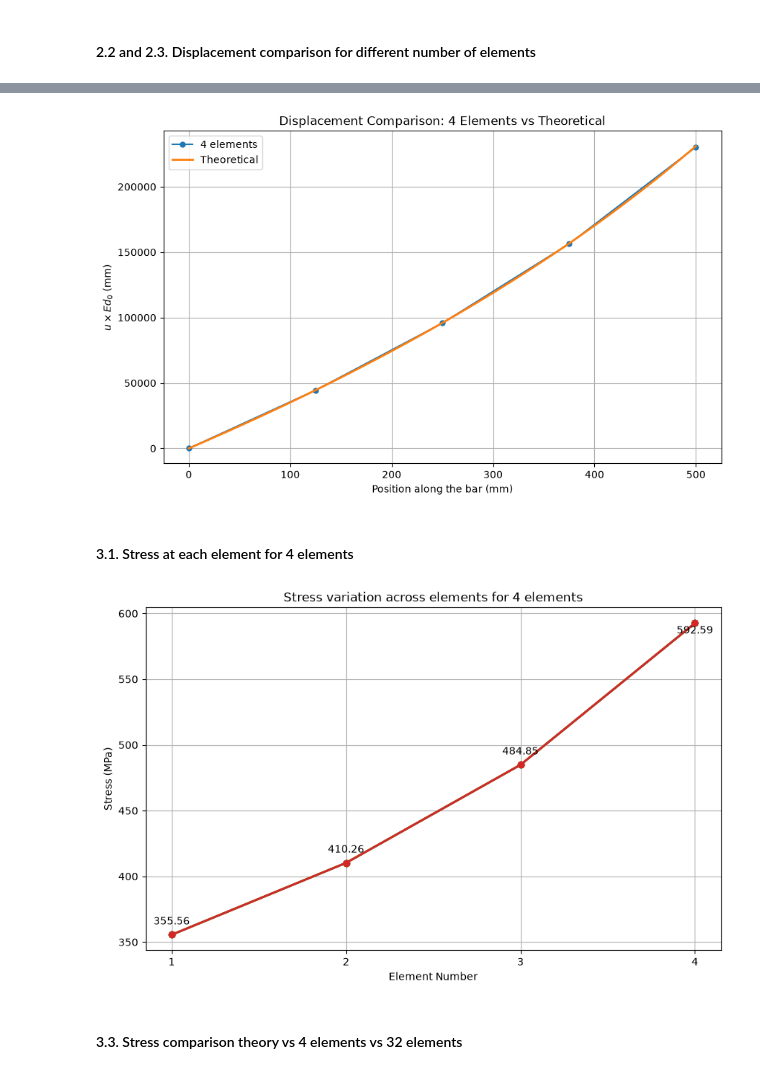
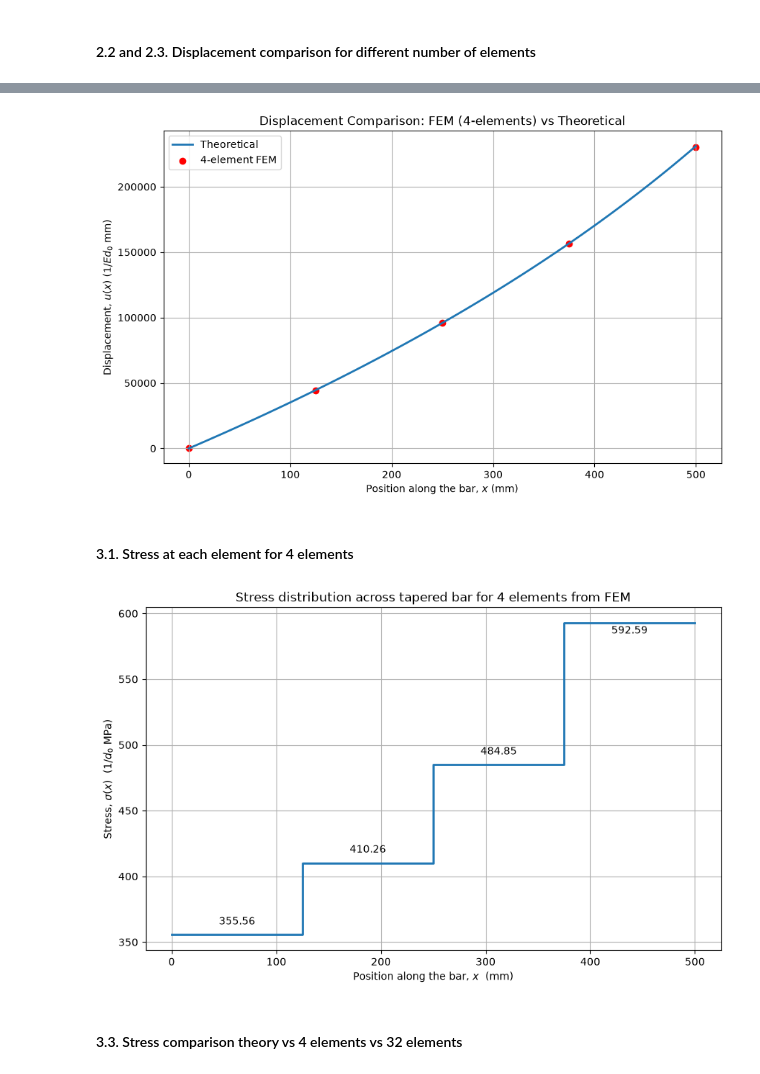
Before and after one commit to AdhilshaA/FEM_coursework, a Jupyter notebook: lab/lab_1.ipynb, the cells around one changed output, grey strips where cells are left out. Drawn from its saved outputs; the diff is of its cells as text; code cells hidden in the pictures.

Commit message:
updated figures and units

```diff
--- a/lab/lab_1.ipynb
+++ b/lab/lab_1.ipynb
@@ -637,21 +637,22 @@ plt.show()
 # %% [markdown]
 #### 2.2 and 2.3. Displacement comparison for different number of elements
 # %%
-n_elements_list = [1, 2, 4, 8]
+n_elements_list = [1, 2, 4, 8, 32]
 x_values_nodes_list = [np.linspace(0, length_value, n + 1) for n in n_elements_list]
 displacement_values_list = [
     [0] + list(solved_unknown_1[1:]),
     [0] + list(solved_unknown_2[1:]),
     [0] + list(solved_unknown_4[1:]),
-    [0] + list(solved_unknown_8[1:])
+    [0] + list(solved_unknown_8[1:]),
+    [0] + list(solved_unknown_32[1:])
 ]
 # %%
 # Plotting the results
 plt.figure(figsize=(10, 6))
 marker_sizes = [5, 5, 5, 3]  # Adjust marker sizes for each line
 for i in range(len(n_elements_list)):
-    if i == len(n_elements_list) - 1:
-        continue  # Skip the last element (8 elements) for plotting
+    if i == len(n_elements_list) - 2:
+        break  # Skip the last element (8 elements) for plotting
     plt.plot(
         x_values_nodes_list[i],
         displacement_values_list[i],
@@ -659,10 +660,11 @@ for i in range(len(n_elements_list)):
         markersize=marker_sizes[i],
         label=f"{n_elements_list[i]} elements",
     )
-plt.xlabel("Position along the bar (mm)")
-plt.ylabel(r"$u \times Ed_0$ (mm)")
-plt.title("Displacement Comparison for Different Number of Elements")
+plt.xlabel(r"Position along the bar, $x$ (mm)")
+plt.ylabel(r"Displacement, $u(x)$ ($1 / Ed_0$ mm)")
+plt.title("Displacement at Any Point in Tapered Bar for Different Number of Elements")
 plt.legend()
 plt.grid(True)
+plt.savefig('lab_1_2_c.png', dpi=300, bbox_inches='tight')
 plt.show()
 # %% [output]
@@ -673,55 +675,54 @@ def ideal_displacement_fn(x, force=force_value, depth=depth_value, L=length_valu
 
 # Plotting the results Ideal vs 4 elements
 plt.figure(figsize=(10, 6))
-plt.plot(x_values_nodes_list[2], displacement_values_list[2], marker="o", markersize=5, label="4 elements")
 x_values_ideal = np.linspace(0, length_value, 100)
 plt.plot(x_values_ideal, ideal_displacement_fn(x_values_ideal), label="Theoretical", linewidth=2)
-plt.xlabel("Position along the bar (mm)")
-plt.ylabel(r"$u \times Ed_0$ (mm)")
-plt.title("Displacement Comparison: 4 Elements vs Theoretical")
+plt.scatter(x_values_nodes_list[2], displacement_values_list[2], marker="o", c='red', label="4-element FEM")
+plt.xlabel(r"Position along the bar, $x$ (mm)")
+plt.ylabel(r"Displacement, $u(x)$ ($1 / Ed_0$ mm)")
+plt.title("Displacement Comparison: FEM (4-elements) vs Theoretical")
 plt.legend()
 plt.grid(True)
+plt.savefig('lab_1_2_c_2.png', dpi=300, bbox_inches='tight')
 plt.show()
 # %% [output]
-[figure, old version]
+[figure, new version]
 # %% [markdown]
 #### 3.1. Stress at each element for 4 elements
 # %%
 def calc_strain_element(delta, length):
     return delta / length
 
 E_4el = E_value  # Young's modulus in MPa
 L_4el = length_value / 4  # Length of each element for 4 elements
 node_displacements_4el = [0] + list(solved_unknown_4[1:])  # Displacement at each node for 4 elements
 delta_4el = [node_displacements_4el[i + 1] - node_displacements_4el[i] for i in range(len(node_displacements_4el) - 1)]  # Change in displacement for each element
 strain_values_4el = [calc_strain_element(delta_4el[i], L_4el) for i in range(len(delta_4el))]
 stress_values_4el = [E_4el * strain_values_4el[i] for i in range(len(strain_values_4el))]
+mid_x_values_4el = [(x_values_nodes_list[2][i] + x_values_nodes_list[2][i + 1]) / 2 for i in range(len(x_values_nodes_list[2]) - 1)]
 
+#add end points for plotting
+mid_x_values_4el = [0] + mid_x_values_4el + [length_value]
+stress_values_4el = [stress_values_4el[0]] + stress_values_4el + [stress_values_4el[-1]]
 # Plotting the results
 plt.figure(figsize=(10, 6))
-for i in range(len(n_elements_list)):
-    plt.plot(
-        [i for i in range(1, len(stress_values_4el) + 1)],
-        stress_values_4el,
-        marker="o",
-        label=f"Element {i + 1}",
-        linewidth=2
-    )
+# plotting the stress values for 4 elements
+plt.step(mid_x_values_4el, stress_values_4el, where='mid', label="Stress values for 4 elements", linewidth=2)
 # annotating the stress values on the plot
 x_align_corrections = [0, 0, 0, 0]  # Adjust these values as needed for better alignment
 y_align_corrections = [10, 10, 10, -10]  # Adjust these values as needed for better alignment
-for j in range(len(stress_values_4el)):
-    plt.annotate(f"{stress_values_4el[j]:.2f}", (j + 1, stress_values_4el[j]), textcoords="offset points", xytext=(x_align_corrections[j], y_align_corrections[j]), ha='center')
+for j in range(len(x_align_corrections)):
+    plt.annotate(f"{stress_values_4el[j+1]:.2f}", (mid_x_values_4el[j+1], stress_values_4el[j+1]), textcoords="offset points", xytext=(x_align_corrections[j], y_align_corrections[j]), ha='center')
 # only integers on the x-axis
-plt.xticks([i + 1 for i in range(len(stress_values_4el))])
-plt.xlabel("Element Number")
-plt.ylabel("Stress (MPa)")
-plt.title("Stress variation across elements for 4 elements")
+plt.xlabel("Position along the bar, $x$  (mm)")
+plt.ylabel(r"Stress, $\sigma(x)$  ($1/d_0$ MPa)")
+plt.title("Stress distribution across tapered bar for 4 elements from FEM")
 # plt.legend()
 plt.grid(True)
+plt.savefig('lab_1_3_a.png', dpi=300, bbox_inches='tight')
 plt.show()
 # %% [output]
-[figure, old version]
+[figure, new version]
 # %%
 E_32el = E_value  # Young's modulus in MPa
 L_32el = length_value / 32  # Length of each element for 32 elements
```
Also changed, not shown: parts of 7 cells of this notebook, 5 other files.
